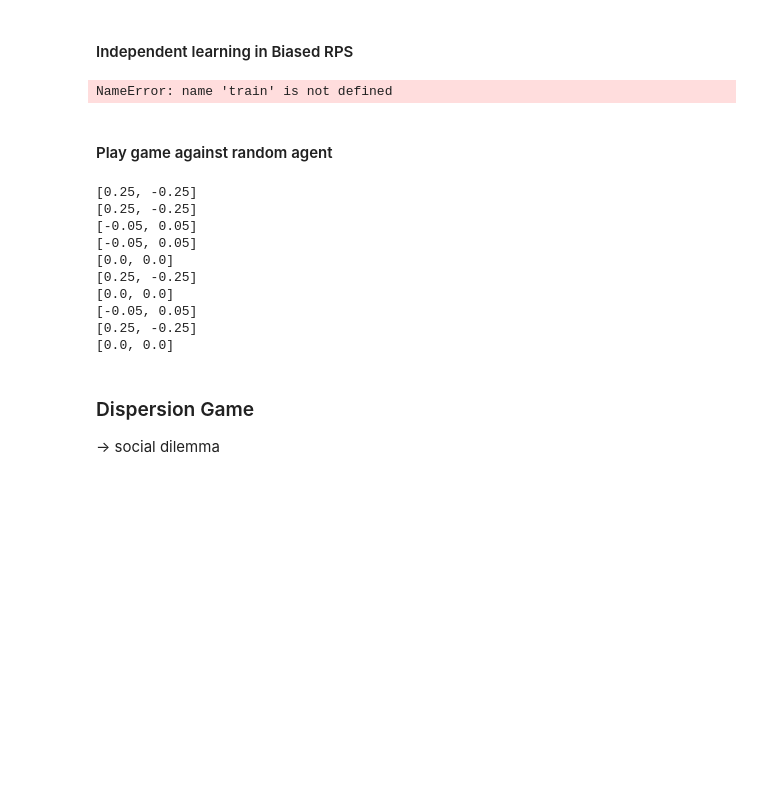
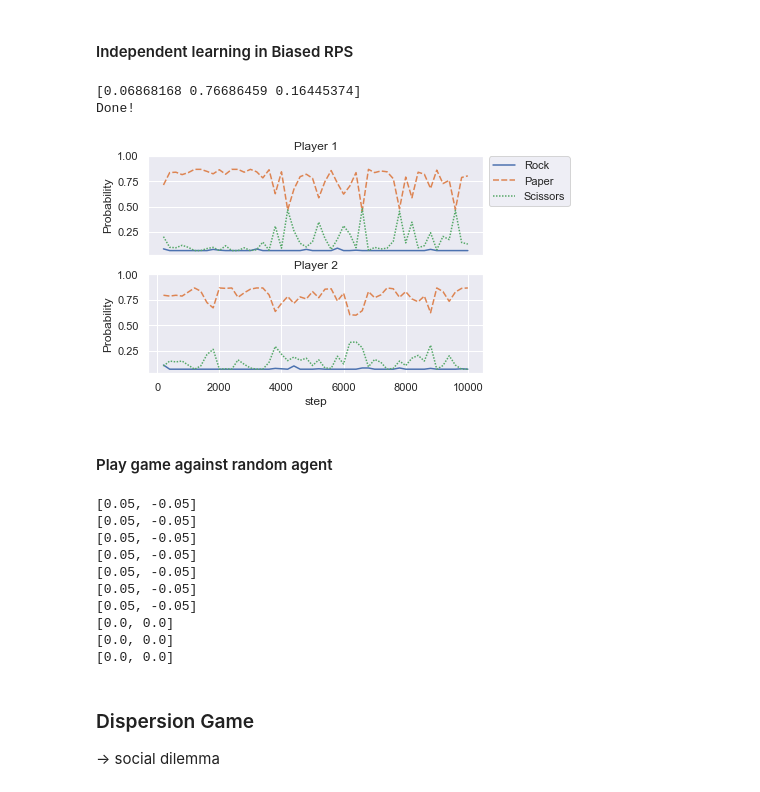
Before and after one commit to rubenponsaers/ml_project, a Jupyter notebook: code/task2.ipynb, the cells around one changed output. Drawn from its saved outputs; the diff is of its cells as text; code cells hidden in the pictures; blank space fills up the shorter version.

```diff
--- a/code/task2.ipynb
+++ b/code/task2.ipynb
@@ -47,24 +47,28 @@ Utility matrix:
 # %% [markdown]
 #### Independent learning in Biased RPS
 # %%
-q_learned_agent1, q_learned_agent2 = train(biased_rps_game)
+eval_every = 200
+num_steps = 10000
+q_learned_agent1, q_learned_agent2 = train(biased_rps_game, num_steps, eval_every, ["Rock", "Paper", "Scissors"])
 # %% [output]
-NameError: name 'train' is not defined
+[0.06868168 0.76686459 0.16445374]
+Done!
+[figure, added]
 # %% [markdown]
 #### Play game against random agent
 # %%
 play_game(biased_rps_game, q_learned_agent1, random_agent.RandomAgent(player_id=1, num_actions=3))
 #play_game(biased_rps_game, q_learned_agent1, q_learned_agent2)
 # %% [output]
-[0.25, -0.25]
-[0.25, -0.25]
-[-0.05, 0.05]
-[-0.05, 0.05]
+[0.05, -0.05]
+[0.05, -0.05]
+[0.05, -0.05]
+[0.05, -0.05]
+[0.05, -0.05]
+[0.05, -0.05]
+[0.05, -0.05]
 [0.0, 0.0]
-[0.25, -0.25]
 [0.0, 0.0]
-[-0.05, 0.05]
-[0.25, -0.25]
 [0.0, 0.0]
 # %% [markdown]
 ### Dispersion Game
```
Also changed, not shown: parts of 9 cells of this notebook, 3 other files.
